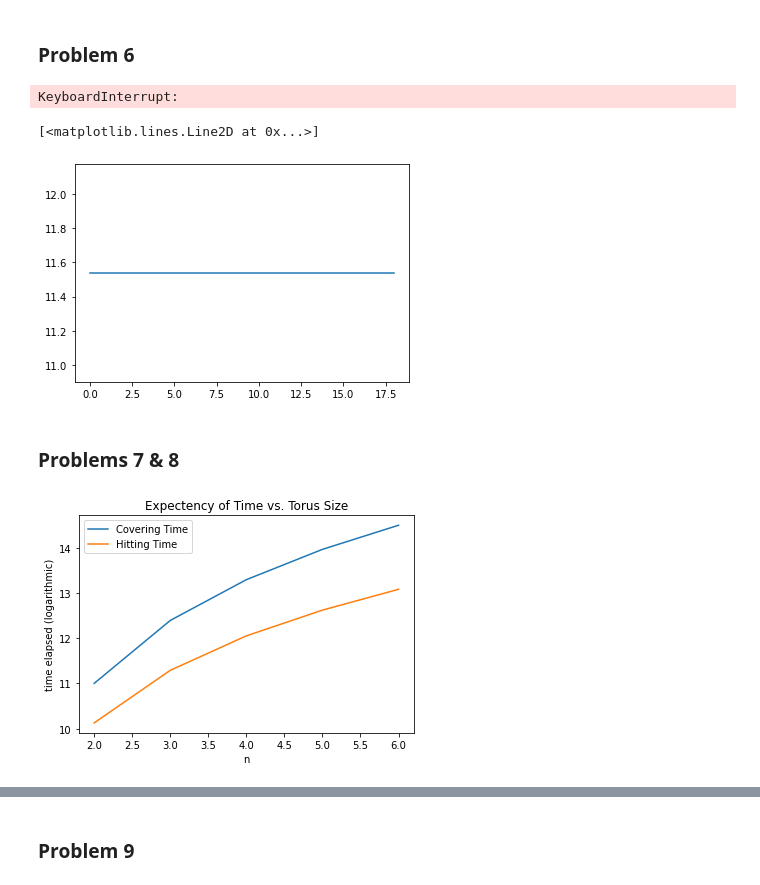
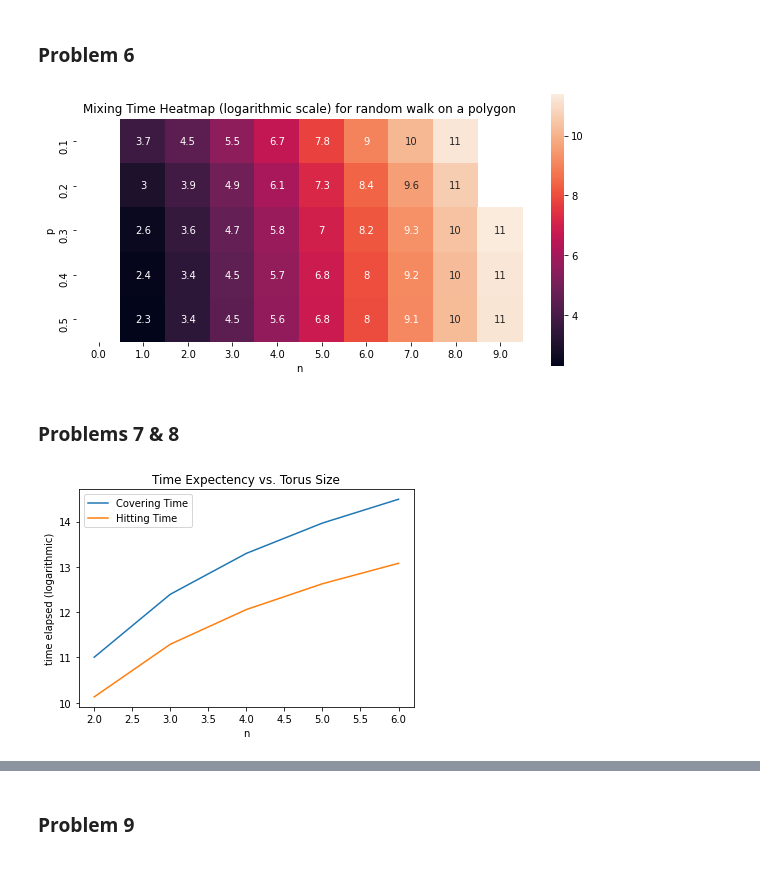
Before and after one commit to MohsenGhodrati/Homeworks, a Jupyter notebook: Applied Stochastic Processes - Spring 2022.ipynb, the cells around one changed output, grey strips where cells are left out. Saved outputs shown, nothing was run; the diff lists cells and outputs as text; code cells hidden in the pictures.

```diff
--- a/Applied Stochastic Processes - Spring 2022.ipynb
+++ b/Applied Stochastic Processes - Spring 2022.ipynb
@@ -206,7 +206,7 @@ plt.show()
 ### Problem 6
 # %%
 max_T = 100000
-m_n, m_p = 12, 5
+m_n, m_p = 10, 5
 
 xticks = 2 ** np.arange(m_n) + 1
 yticks = np.linspace(0, 0.5, m_p+1)[1:]
@@ -215,54 +215,31 @@ mixing_time = np.zeros([len(xticks), len(yticks)])
 for i_n, n in enumerate(xticks):
     for i_p, p in enumerate(yticks):
         P = np.zeros([n, n])
         P[0, n-1], P[n-1, 0] = p, 1-p
         P[0:n-1, 1:n] += np.diag(np.ones(n-1) * (1-p))
         P[1:n, 0:n-1] += np.diag(np.ones(n-1) * p)
         pi = sp.linalg.null_space(np.eye(n)-P.T)
         pi = pi / np.sum(pi)
         sigma = np.zeros(n)
         sigma[0] = 1
         T = 0
         residual = 1
         while residual > 0.001:
             sigma = np.dot(sigma, P)
             residual = np.linalg.norm(sigma - pi.T, 1)
             T += 1
             if T > max_T:
                 break
         mixing_time[i_n, i_p] = np.log(T)
 
 mixing_time[mixing_time > np.log(max_T)] = np.nan
 plt.figure(figsize=(m_n, m_p))
 sns.heatmap(mixing_time.T, annot=True, square=True)
 plt.xticks(plt.xticks()[0], np.log2(xticks - 1))
 plt.yticks(plt.yticks()[0], np.round(yticks, 2))
 plt.title("Mixing Time Heatmap (logarithmic scale) for random walk on a polygon")
 plt.xlabel("n")
 plt.ylabel("p")
 plt.show()
 # %% [output]
-KeyboardInterrupt:
+[figure, added]
-# %%
-n = 1025
-
-ress = []
-# for n in 2 ** np.arange(3, 12) + 1:
-for p in np.linspace(0, 0.5, 20)[1:]:
-    sigma = np.zeros(n)
-    sigma[0] = 1
-    tmp = []
-    t = 1
-    while t < 100*n:
-        sigma = np.roll(sigma, 1) * (1-p) + np.roll(sigma, -1) * p
-        sigma -= min(sigma)
-        tmp.append(sigma[0])
-        if np.linalg.norm(sigma, np.inf) < 0.0001:
-            break
-        t += 1
-    ress.append(np.log(t))
-
-plt.plot(ress)
-# %% [output]
-[<matplotlib.lines.Line2D at 0x...>]
-[figure, removed]
@@ -300,10 +328,10 @@ for n in range(2, N):
 
 plt.plot(range(2, N), np.log(covering_time[2:N]), label='Covering Time')
 plt.plot(range(2, N), np.log(hitting_time[2:N]), label='Hitting Time')
-plt.title("Expectency of Time vs. Torus Size")
+plt.title("Time Expectency vs. Torus Size")
 plt.xlabel('n')
 plt.ylabel('time elapsed (logarithmic)')
 plt.legend()
 plt.show()
 # %% [output]
-[figure, old version]
+[figure, new version]
```
Also changed, not shown: parts of 7 cells of this notebook.
